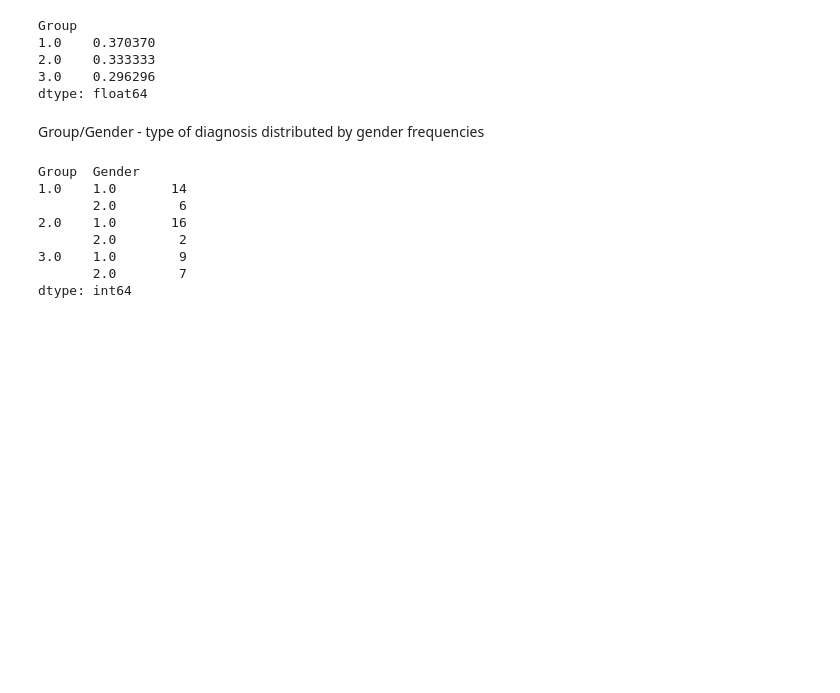
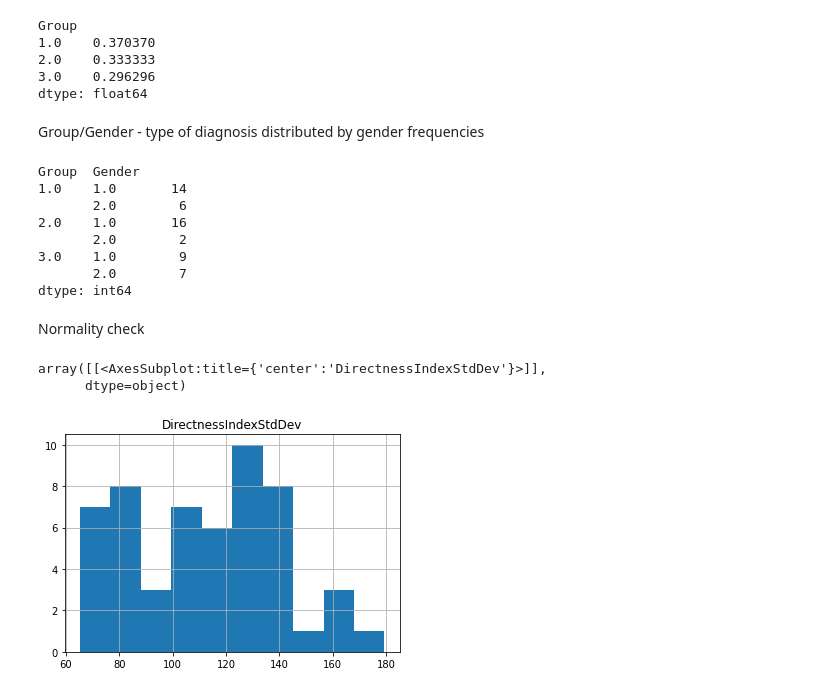
Before and after one commit to sinem-ay/movement-analysis, a Jupyter notebook: analysis.ipynb, the cells around one changed output. Saved outputs shown, nothing was run; the diff lists cells and outputs as text; code cells hidden in the pictures; blank space fills up the shorter version.

```diff
--- a/analysis.ipynb
+++ b/analysis.ipynb
@@ -28,3 +53,7 @@ print(df1)
+# %%
+df1 = df1.drop(columns=["ipad_date","SessionId (iPad identifier)","Contacts", "ipad_behavior", "ipad_motivation", "video blurred (Y/N)", "ipad_motor"])
+df1 =df1.drop(df1.index[54:59])
+df1 = df1.astype(float)
 # %%
 print(df1.mean())
 # %% [output]
@@ -67,3 +116,11 @@ Group  Gender
 3.0    1.0        9
        2.0        7
 dtype: int64
+# %% [markdown]
+Normality check
+# %%
+df1.hist(column='DirectnessIndexStdDev')
+# %% [output]
+array([[<AxesSubplot:title={'center':'DirectnessIndexStdDev'}>]],
+      dtype=object)
+[figure, added]
```
Also changed, not shown: parts of 7 cells of this notebook.
